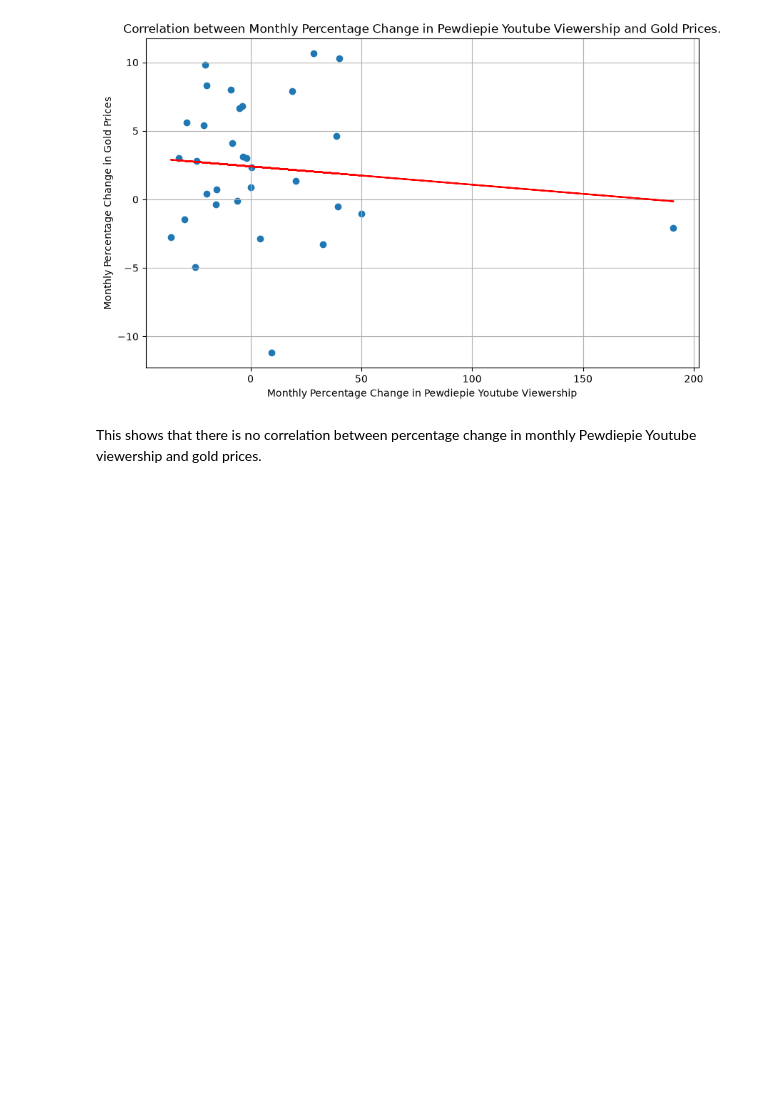
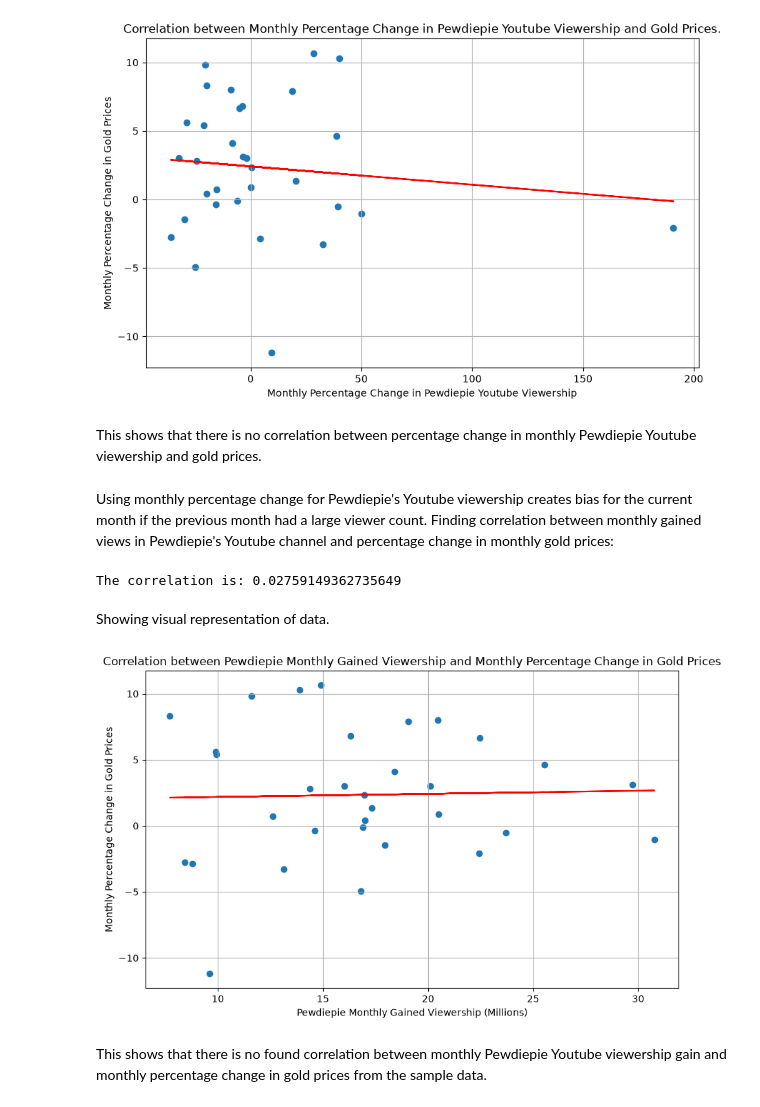
Before and after one commit to Sab-GitHub/Gold-Price-and-Pewdiepie-YT-views-correlation, a Jupyter notebook: gold_pewdiepie_correlation.ipynb, the cells around one changed output. Saved outputs shown, nothing was run; the diff lists cells and outputs as text; code cells hidden in the pictures; blank space fills up the shorter version.

Commit message:
Added a monthly gained views to percentage change correlation section and cleaned up code.

```diff
--- a/gold_pewdiepie_correlation.ipynb
+++ b/gold_pewdiepie_correlation.ipynb
@@ -7,8 +8,8 @@ import matplotlib.pyplot as plt
 # %% [markdown]
 Importing gold prices and Pewdiepie youtube views onto Pandas dataframe objects.
 # %%
-goldPrices = pd.read_csv('data\\raw_data\\gold-monthly-processed.csv')
-pewdViews = pd.read_csv('data\\raw_data\\pewdiepie_monthly_gained_views.csv')
+goldPrices = pd.read_csv(Path('data', 'raw_data', 'gold-monthly-processed.csv'))
+pewdViews = pd.read_csv(Path('data', 'raw_data', 'pewdiepie_monthly_gained_views.csv'))
 # %% [markdown]
 Gold prices data info:
 # %%
@@ -133,3 +134,36 @@ plt.show()
 [figure]
 # %% [markdown]
 This shows that there is no correlation between percentage change in monthly Pewdiepie Youtube viewership and gold prices.
+# %% [markdown]
+Using monthly percentage change for Pewdiepie's Youtube viewership creates bias for the current month if the previous month had a large viewer count.
+Finding correlation between monthly gained views in Pewdiepie's Youtube channel and percentage change in monthly gold prices:
+# %%
+views_pct_correlation = pewdViews['Monthly Gained Views'].corr(goldPrices['pct'])
+print(f'The correlation is: {views_pct_correlation}')
+# %% [output]
+The correlation is: 0.02759149362735649
+# %% [markdown]
+Showing visual representation of data.
+# %%
+plt.figure(figsize=(10, 6))
+
+x = pewdViews['Monthly Gained Views'] / 1e6 # views in millions
+y = goldPrices['pct']
+
+# Finding regression line.
+m, c = np.polyfit(x, y, 1)
+
+plt.scatter(x, y)
+plt.plot(x, m*x + c, color='red')
+
+plt.xlabel('Pewdiepie Monthly Gained Viewership (Millions)')
+plt.ylabel('Monthly Percentage Change in Gold Prices')
+plt.title('Correlation between Pewdiepie Monthly Gained Viewership and Monthly Percentage Change in Gold Prices')
+plt.grid(True)
+
+plt.savefig(Path('figures') / 'pewdiepie_views_gold_pct_correlation.png')
+plt.show()
+# %% [output]
+[figure, added]
+# %% [markdown]
+This shows that there is no found correlation between monthly Pewdiepie Youtube viewership gain and monthly percentage change in gold prices from the sample data.
```
Also changed, not shown: parts of 4 cells of this notebook, 3 other files.
